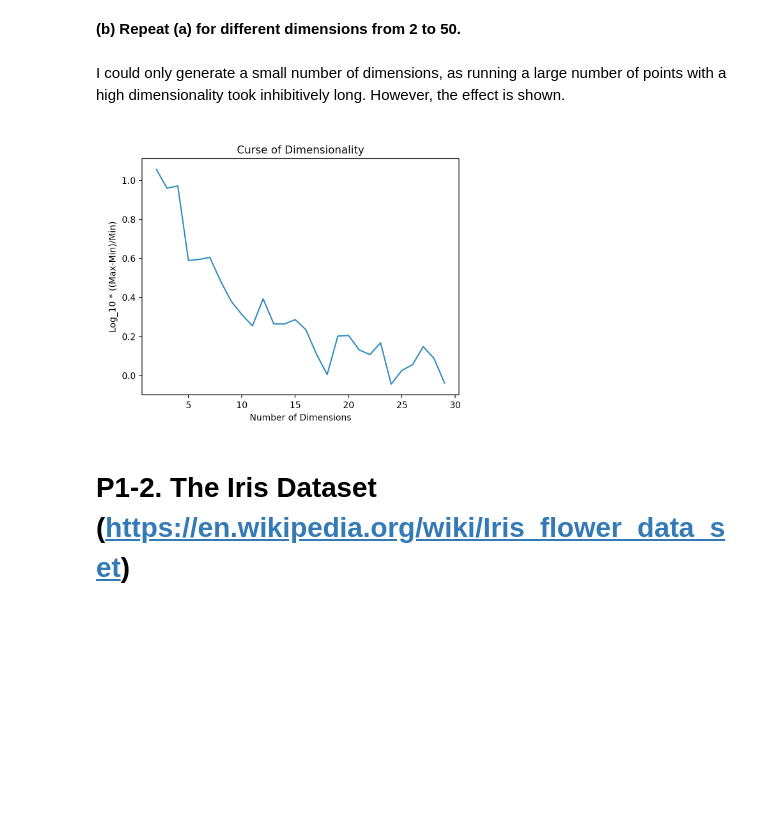
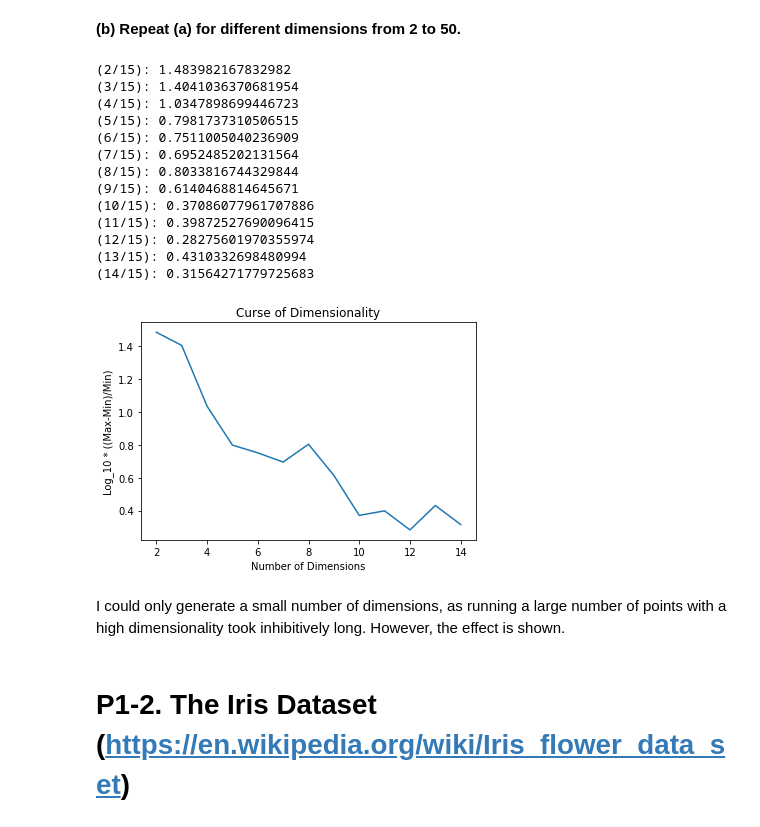
Before and after one commit to nalvarez508/cs458, a Jupyter notebook: Project 1/Project1.ipynb, the cells around one changed output. Drawn from its saved outputs; the diff is of its cells as text; code cells hidden in the pictures; blank space fills up the shorter version.

```diff
--- a/Project 1/Project1.ipynb
+++ b/Project 1/Project1.ipynb
@@ -15,9 +15,8 @@ import numpy as np
 from scipy.spatial import ConvexHull
 from scipy.spatial.distance import cdist
 from matplotlib import pyplot as plt
-from progressbar import progressbar
 
-MAX_ITERATIONS = 10
+MAX_ITERATIONS = 15
 NUMBER_OF_POINTS = 50
 
 def findMinMax(p):
@@ -25,41 +24,51 @@ def findMinMax(p):
   # Extract the points forming the convex hull
   hullpoints = p[hull.vertices,:]
   hdist = cdist(hullpoints, hullpoints, metric='euclidean')
 
   # Get the min/max points
   maxpair = np.unravel_index(hdist.argmax(), hdist.shape)
   i,j = np.where(hdist==np.min(hdist[np.nonzero(hdist)]))
 
   pairPoints = np.array([(np.linalg.norm(hullpoints[i][0] - hullpoints[i][1])),(np.linalg.norm(hullpoints[maxpair[0]] - hullpoints[maxpair[1]]))])
   logDiff = np.log10((pairPoints[1]-pairPoints[0])/pairPoints[0])
   print(logDiff)
   listOfLogDiffs.append(logDiff)
 
 ## Plotting the log results
 def plotGraph():
   x = np.arange(2,MAX_ITERATIONS)
   y = listOfLogDiffs
   plt.title("Curse of Dimensionality")
   plt.xlabel("Number of Dimensions")
   plt.ylabel("Log_10 * ((Max-Min)/Min)")
   plt.plot(x,y)
   plt.show()
 
 listOfLogDiffs = []
 
 # Run the program
-for x in progressbar(range(2,MAX_ITERATIONS), redirect_stdout=True):
+for x in range(2,MAX_ITERATIONS):
   print(f"({x}/{MAX_ITERATIONS}): ", end='')
   findMinMax(np.random.rand(NUMBER_OF_POINTS,x))
 
 plotGraph()
+# %% [output]
+(2/15): 1.483982167832982
+(3/15): 1.4041036370681954
+(4/15): 1.0347898699446723
+(5/15): 0.7981737310506515
+(6/15): 0.7511005040236909
+(7/15): 0.6952485202131564
+(8/15): 0.8033816744329844
+(9/15): 0.6140468814645671
+(10/15): 0.37086077961707886
+(11/15): 0.39872527690096415
+(12/15): 0.28275601970355974
+(13/15): 0.4310332698480994
+(14/15): 0.31564271779725683
+[figure, added]
 # %% [markdown]
 I could only generate a small number of dimensions, as running a large number of points with a high dimensionality took inhibitively long. However, the effect is shown.
-# %%
-from IPython.display import Image
-Image(filename = "curse.png", width=400, height=400)
-# %% [output]
-[figure, removed]
 # %% [markdown]
 # **P1-2. The Iris Dataset (https://en.wikipedia.org/wiki/Iris_flower_data_set)**
 # %% [markdown]
```
Also changed, not shown: parts of 2 cells of this notebook.
